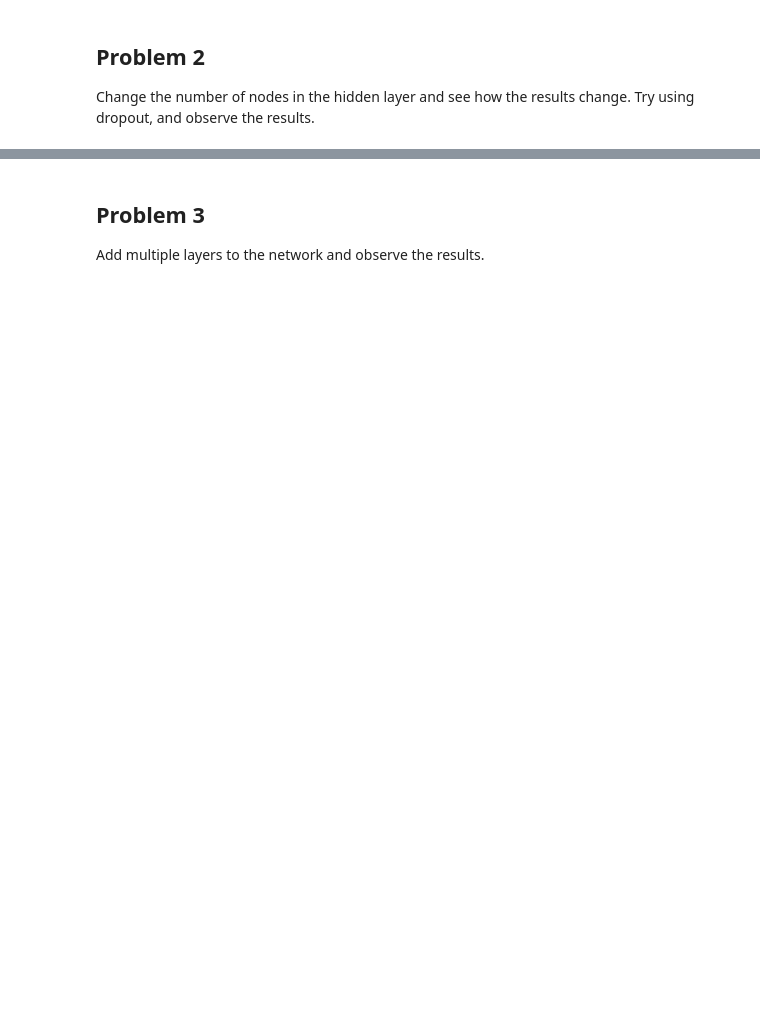
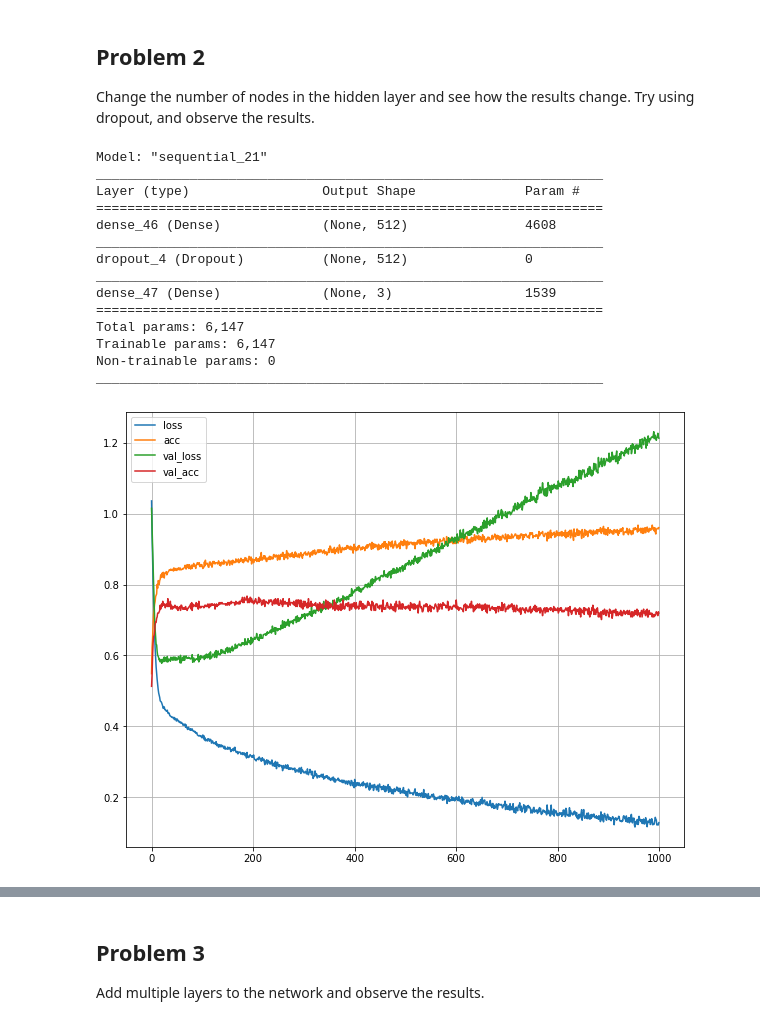
Before and after one commit to jakvah/TTT4185-MachineLearning, a Jupyter notebook: assignment_3a.ipynb, the cells around one changed output, grey strips where cells are left out. Cells and saved outputs as stored; diff of their text form; code cells hidden in the pictures; blank space fills up the shorter version.

```diff
--- a/assignment_3a.ipynb
+++ b/assignment_3a.ipynb
@@ -198,31 +188,47 @@ Change the number of nodes in the hidden layer and see how the results change. T
 # Create a model with a single hidden layer
 model = keras.Sequential([
     keras.layers.Dense(512, activation=tf.nn.relu, input_dim=x_train.shape[1]),
     keras.layers.Dropout(0.11111),
     keras.layers.Dense(len(phonemes), activation=tf.nn.softmax)
 ])
 model.summary()
 
 # Train the model
 model.compile(loss='categorical_crossentropy',
               optimizer='adam',
               metrics=['accuracy'])
 
 # Train the model
 history = model.fit(x_train, y_train, validation_data=(x_valid, y_valid),
-                    epochs=1000, batch_size=32, verbose=True)
+                    epochs=1000, batch_size=32, verbose=False)
 
 # Visualize the training results
 plt.figure(figsize=(10,8))
 plt.plot(history.history['loss'],label='loss')
 plt.plot(history.history['accuracy'],label='acc')
 plt.plot(history.history['val_loss'],label='val_loss')
 plt.plot(history.history['val_accuracy'],label='val_acc')
 plt.grid()
 plt.legend()
 plt.show()
 
 # Validation model
 score = model.evaluate(x_valid, y_valid, verbose=0)
 print('Validation loss:', score[0])
 print('Validation accuracy:', score[1])
+# %% [output]
+Model: "sequential_21"
+_________________________________________________________________
+Layer (type)                 Output Shape              Param #
+=================================================================
+dense_46 (Dense)             (None, 512)               4608
+_________________________________________________________________
+dropout_4 (Dropout)          (None, 512)               0
+_________________________________________________________________
+dense_47 (Dense)             (None, 3)                 1539
+=================================================================
+Total params: 6,147
+Trainable params: 6,147
+Non-trainable params: 0
+_________________________________________________________________
+[figure, added]
```
Also changed, not shown: parts of 7 cells of this notebook.
